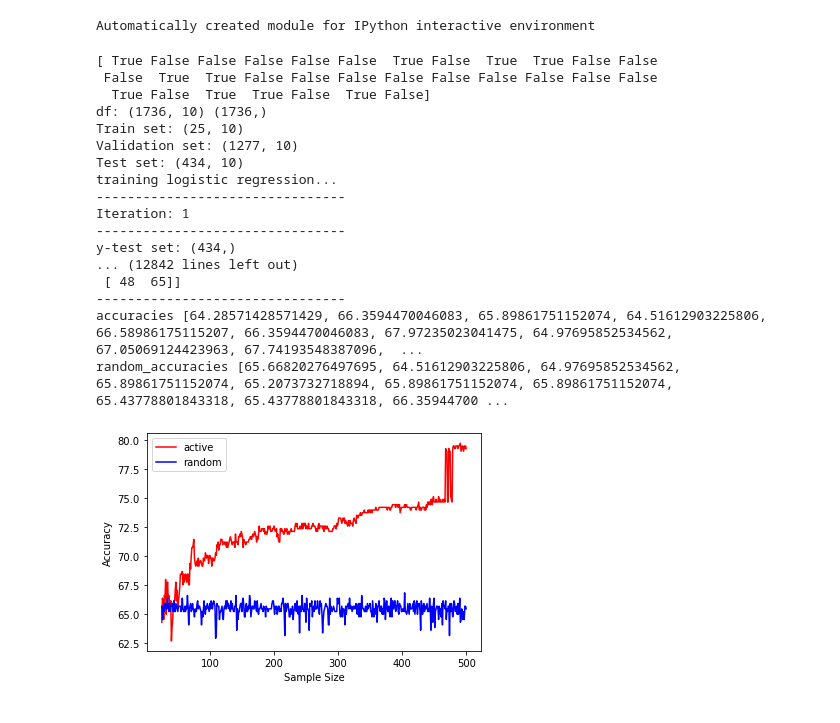
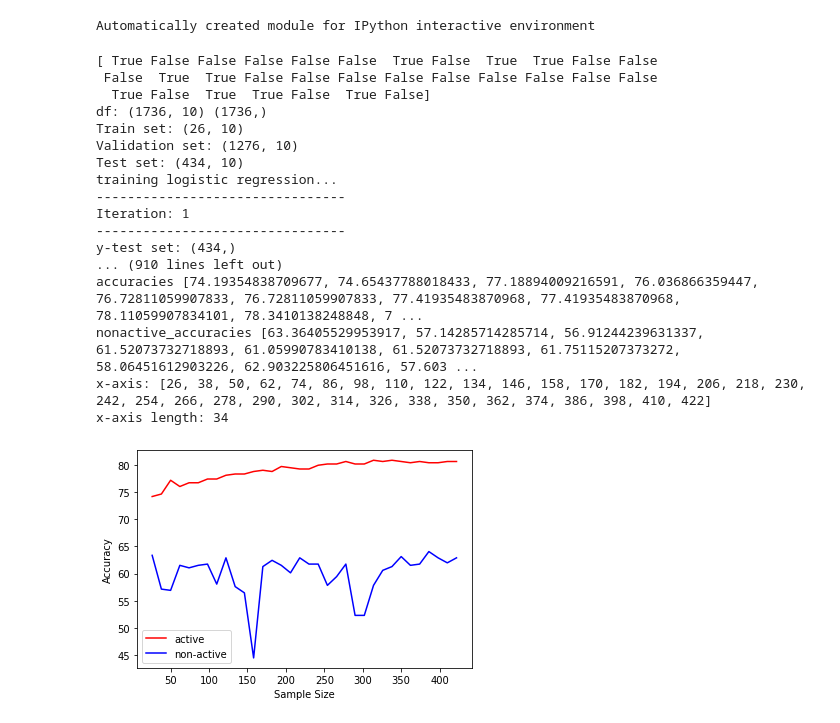
Before and after one commit to WenxuanHuang/Active-Learning-Performance-Benchmarking, a Jupyter notebook: Active_learning.ipynb, the cells around one changed output. Drawn from its saved outputs; the diff is of its cells as text; code cells hidden in the pictures.

```diff
--- a/Active_learning.ipynb
+++ b/Active_learning.ipynb
@@ -335,8 +346,8 @@ class TheAlgorithm(object):
 
     accuracies = []
 
-    def __init__(self, init_samples, model_object, selection_function):
-        self.init_samples = init_samples
+    def __init__(self, step, model_object, selection_function):
+        self.step = step
         self.model_object = model_object
         self.sample_selection_function = selection_function
 
@@ -368,13 +379,17 @@ class TheAlgorithm(object):
         active_iteration = 1
         self.clf_model.get_test_accuracy(1, y_test)
 
-        while self.queried < max_queried:
+        # queried_num = [self.queried]
+
+        while self.queried <= max_queried-self.step:
 
             active_iteration += 1
-
+            self.queried += self.step
+            # queried_num.append(self.queried)
             # get validation probabilities
             probas_val = \
                 self.clf_model.model_object.classifier.predict_proba(X_val)
+            # print('Classifier class:', self.clf_model.model_object.classifier.classes_)
             # print('Probas_val:', probas_val)
             # pred_val = \
             #     self.clf_model.val_y_predicted
@@ -390,7 +405,7 @@ class TheAlgorithm(object):
             #        np.argmax(probas_val, axis=1))
 
             # select samples using a selection function
-            uncertain_samples = self.sample_selection_function.pool_select(probas_val, self.init_samples)
+            uncertain_samples = self.sample_selection_function.pool_select(probas_val, self.step)
 
             # normalization needs to be inversed and recalculated based on the new train and test set.
             X_train, X_val, X_test = normalizer.inverse(X_train, X_val, X_test)
@@ -401,6 +416,8 @@ class TheAlgorithm(object):
             y_train = np.concatenate((y_train, y_val[uncertain_samples]))
             # print ('trainset after adding uncertain samples', X_train.shape, y_train.shape)
             # self.samplecount.append(X_train.shape[0])
+
+
 
             # bin_count = np.bincount(y_train.astype('int64'))
             # unique = np.unique(y_train.astype('int64'))
@@ -422,27 +439,28 @@ class TheAlgorithm(object):
             normalizer = Normalize()
             X_train, X_val, X_test = normalizer.normalize(X_train, X_val, X_test)
 
-            self.queried += self.init_samples
+            # self.queried += self.step
+
             (X_train, X_val, X_test) = self.clf_model.train(X_train, y_train, X_val, X_test, 'balanced')
             self.clf_model.get_test_accuracy(active_iteration, y_test)
 
+        # print('Queried numbers', queried_num)
         return self.clf_model.accuracies
         # print ('final active learning accuracies',
         #        self.clf_model.accuracies)
 # %%
-def pool_experiment(model,sampling_method,max_queried,initial_queried):
+def pool_experiment(model,sampling_method,max_queried,initial_queried,step):
     (X, y) = data_prep()
     # (X_train_full, X_test,y_train_full,  y_test) = train_test_split(X, y, test_size=0.25)
     # print(type(X_train_full))
 
-    from sklearn.model_selection import KFold
     kf = KFold(n_splits=4)
 
     for train_index, test_index in kf.split(X):
         X_train_full, X_test = X[train_index], X[test_index]
         y_train_full, y_test = y[train_index], y[test_index]
 
-    act_alg = TheAlgorithm(1,model , sampling_method)
+    act_alg = TheAlgorithm(step, model , sampling_method)
     accuracies = act_alg.run(X_train_full,y_train_full,X_test,y_test,initial_queried,max_queried)
 
     (permutation, X_train_selected, y_train_selected) = get_random_samples(initial_queried, X_train_full, y_train_full)
@@ -452,14 +470,17 @@ def pool_experiment(model,sampling_method,max_queried,initial_queried):
             solver='liblinear',
             tol=0.1,
             class_weight='balanced')
-
-    for i in range(initial_queried-1,max_queried):
+    x_axis = []
+    for i in range(initial_queried-1,max_queried,step):
         classifier_original.fit(X_train_selected[:i+1], y_train_selected[:i+1])
-        y_pred_random = classifier_original.predict(X_test)
-        original_accuracies.append(accuracy_score(y_test, y_pred_random)*100)
+        y_pred_original = classifier_original.predict(X_test)
+        original_accuracies.append(accuracy_score(y_test, y_pred_original)*100)
+        x_axis.append(i+1)
     print("accuracies",accuracies)
     print("nonactive_accuracies",original_accuracies)
-    x_axis = np.linspace(initial_queried,max_queried,num=max_queried - initial_queried +1,endpoint=True)
+    print("x-axis:",x_axis)
+    print("x-axis length:",len(x_axis))
+    # x_axis = np.linspace(initial_queried,max_queried,num=(max_queried - initial_queried)//step +1,endpoint=True)
     plt.plot(x_axis, accuracies, 'r',label='active')
     plt.plot(x_axis, original_accuracies, 'blue',label='non-active')
     plt.legend()
@@ -593,23 +614,23 @@ def batch_experiment(d, models, selection_functions, Ks, repeats, contfrom):
 # # performance_plot(log_upper_bound, d, ['KnnModel'] , selection_functions_str    , Ks_str, 1)
 # %%
 
-pool_experiment(LogModel,LeastConfidenceSelection,500,25)
+pool_experiment(LogModel,LeastConfidenceSelection,433,26,12)
 # %% [output]
 [ True False False False False False  True False  True  True False False
  False  True  True False False False False False False False False False
   True False  True  True False  True False]
 df: (1736, 10) (1736,)
-Train set: (25, 10)
-Validation set: (1277, 10)
+Train set: (26, 10)
+Validation set: (1276, 10)
 Test set: (434, 10)
 training logistic regression...
 --------------------------------
 Iteration: 1
 --------------------------------
 y-test set: (434,)
-... (12842 lines left out)
- [ 48  65]]
---------------------------------
-accuracies [64.28571428571429, 66.3594470046083, 65.89861751152074, 64.51612903225806, 66.58986175115207, 66.3594470046083, 67.97235023041475, 64.97695852534562, 67.05069124423963, 67.74193548387096,  ...
-random_accuracies [65.66820276497695, 64.51612903225806, 64.97695852534562, 65.89861751152074, 65.2073732718894, 65.89861751152074, 65.89861751152074, 65.43778801843318, 65.43778801843318, 66.35944700 ...
+... (910 lines left out)
+accuracies [74.19354838709677, 74.65437788018433, 77.18894009216591, 76.036866359447, 76.72811059907833, 76.72811059907833, 77.41935483870968, 77.41935483870968, 78.11059907834101, 78.3410138248848, 7 ...
+nonactive_accuracies [63.36405529953917, 57.14285714285714, 56.91244239631337, 61.52073732718893, 61.05990783410138, 61.52073732718893, 61.75115207373272, 58.06451612903226, 62.903225806451616, 57.603 ...
+x-axis: [26, 38, 50, 62, 74, 86, 98, 110, 122, 134, 146, 158, 170, 182, 194, 206, 218, 230, 242, 254, 266, 278, 290, 302, 314, 326, 338, 350, 362, 374, 386, 398, 410, 422]
+x-axis length: 34
-[figure, old version]
+[figure, new version]
```
Also changed, not shown: parts of 3 cells of this notebook, 3 other files.
